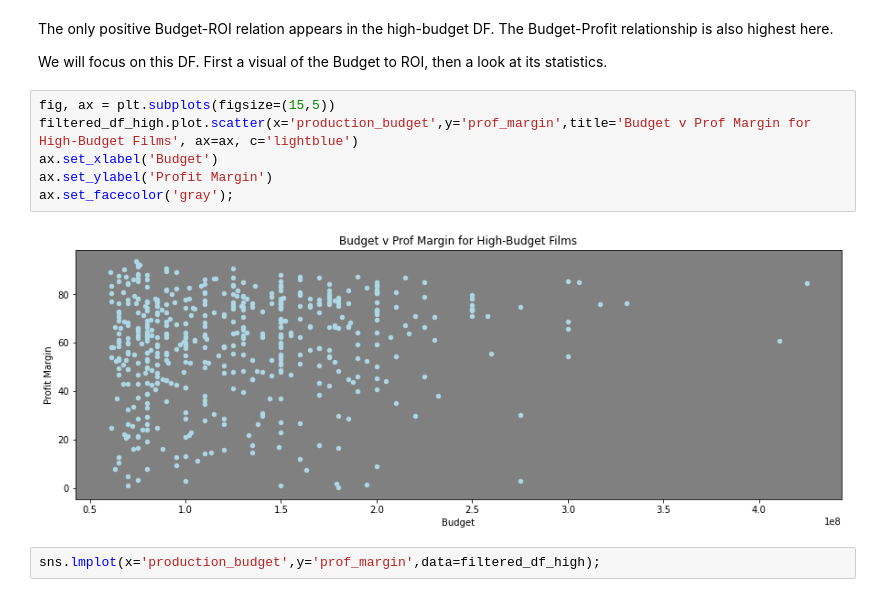
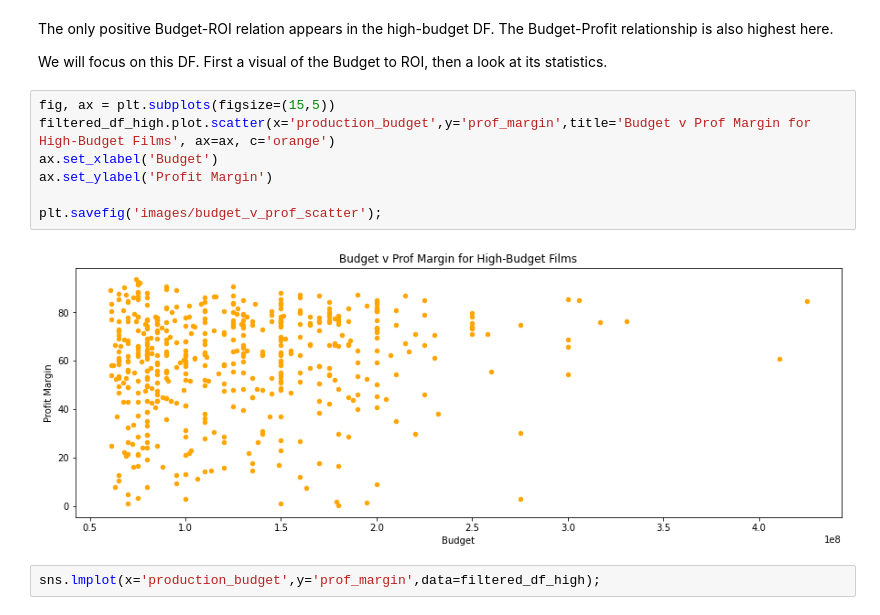
Before and after one commit to soohyunnie/avocoder-group-3-movie-analysis, a Jupyter notebook: Seth_Current_WB.ipynb, the cells around one changed output. Saved outputs shown, nothing was run; the diff lists cells and outputs as text.

Commit message:
adding images and updated notebook

```diff
--- a/Seth_Current_WB.ipynb
+++ b/Seth_Current_WB.ipynb
@@ -205,12 +207,13 @@ The only positive Budget-ROI relation appears in the high-budget DF. The Budget-
 We will focus on this DF. First a visual of the Budget to ROI, then a look at its statistics.
 # %%
 fig, ax = plt.subplots(figsize=(15,5))
-filtered_df_high.plot.scatter(x='production_budget',y='prof_margin',title='Budget v Prof Margin for High-Budget Films', ax=ax, c='lightblue')
+filtered_df_high.plot.scatter(x='production_budget',y='prof_margin',title='Budget v Prof Margin for High-Budget Films', ax=ax, c='orange')
 ax.set_xlabel('Budget')
 ax.set_ylabel('Profit Margin')
-ax.set_facecolor('gray');
+
+plt.savefig('images/budget_v_prof_scatter');
 # %% [output]
-[figure, old version]
+[figure, new version]
 # %%
 sns.lmplot(x='production_budget',y='prof_margin',data=filtered_df_high);
 # %% [output]
```
Also changed, not shown: parts of 2 cells of this notebook, 4 other files.
